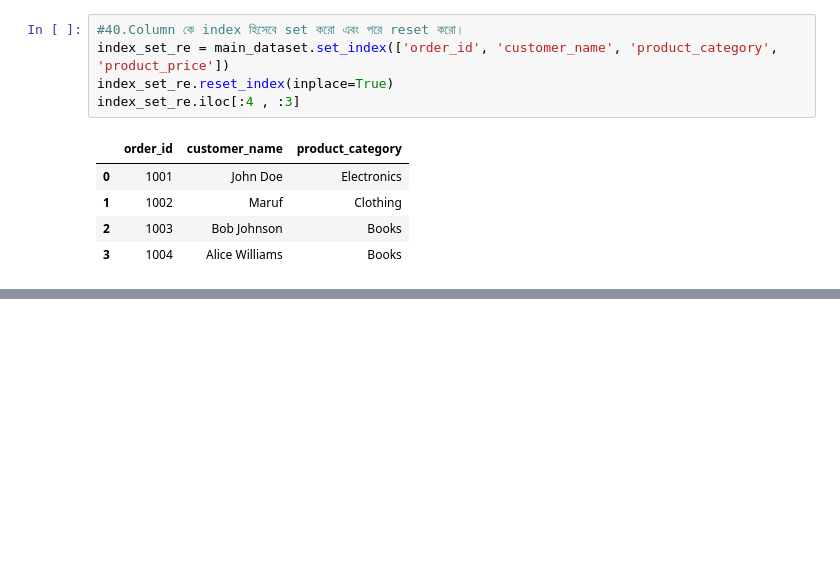
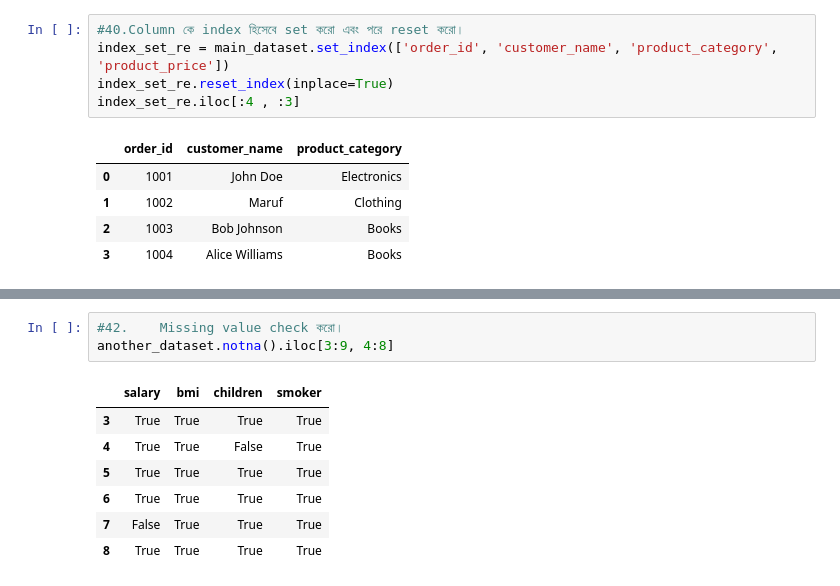
Before and after one commit to Md-Maruf-1727/LearningPractices, a Jupyter notebook: Pandas/Pandas6.ipynb, the cells around one changed output, grey strips where cells are left out. Saved outputs shown, nothing was run; the diff lists cells and outputs as text; blank space fills up the shorter version.

```diff
--- a/Pandas/Pandas6.ipynb
+++ b/Pandas/Pandas6.ipynb
@@ -685,0 +720,11 @@ index_set_re.iloc[:4 , :3]
+# %%
+#42.	Missing value check করো।
+another_dataset.notna().iloc[3:9, 4:8]
+# %% [output]
+|  | salary | bmi | children | smoker |
+| 3 | True | True | True | True |
+| 4 | True | True | False | True |
+| 5 | True | True | True | True |
+| 6 | True | True | True | True |
+| 7 | False | True | True | True |
+| 8 | True | True | True | True |
```
Also changed, not shown: parts of 10 cells of this notebook.
